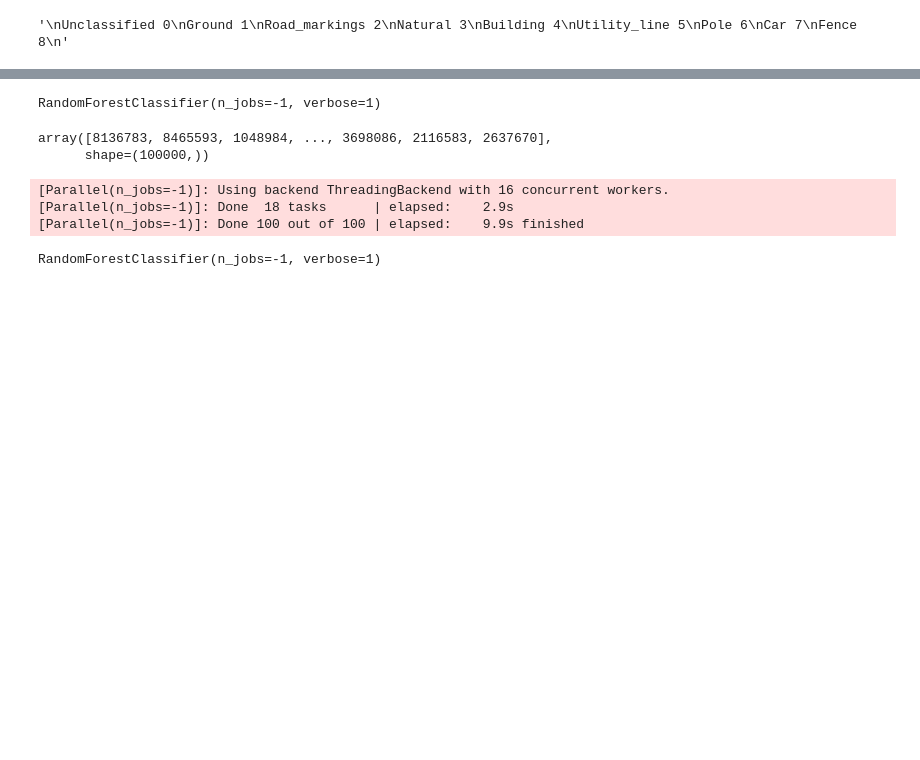
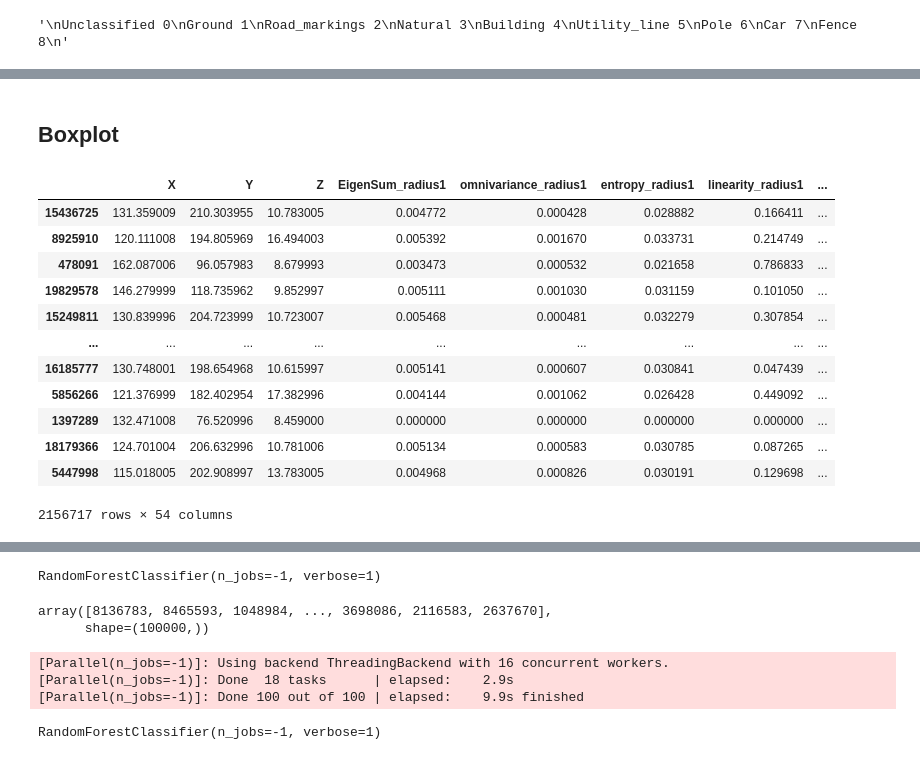
Before and after one commit to fibo11235/TrumanDS, a Jupyter notebook: Capstone/RF/RF_trial.ipynb, the cells around one changed output, grey strips where cells are left out. Drawn from its saved outputs; the diff is of its cells as text; code cells hidden in the pictures; blank space fills up the shorter version.

```diff
--- a/Capstone/RF/RF_trial.ipynb
+++ b/Capstone/RF/RF_trial.ipynb
@@ -155,3 +182,5 @@ array([0, 0, 0, ..., 0, 0, 0], shape=(347037,))
 # %%
 
 # tpsOut
+# %% [markdown]
+## Boxplot
@@ -157,0 +189,16 @@ array([0, 0, 0, ..., 0, 0, 0], shape=(347037,))
+# %%
+ss
+# %% [output]
+|  | X | Y | Z | EigenSum_radius1 | omnivariance_radius1 | entropy_radius1 | linearity_radius1 | ... |
+| 15436725 | 131.359009 | 210.303955 | 10.783005 | 0.004772 | 0.000428 | 0.028882 | 0.166411 | ... |
+| 8925910 | 120.111008 | 194.805969 | 16.494003 | 0.005392 | 0.001670 | 0.033731 | 0.214749 | ... |
+| 478091 | 162.087006 | 96.057983 | 8.679993 | 0.003473 | 0.000532 | 0.021658 | 0.786833 | ... |
+| 19829578 | 146.279999 | 118.735962 | 9.852997 | 0.005111 | 0.001030 | 0.031159 | 0.101050 | ... |
+| 15249811 | 130.839996 | 204.723999 | 10.723007 | 0.005468 | 0.000481 | 0.032279 | 0.307854 | ... |
+| ... | ... | ... | ... | ... | ... | ... | ... | ... |
+| 16185777 | 130.748001 | 198.654968 | 10.615997 | 0.005141 | 0.000607 | 0.030841 | 0.047439 | ... |
+| 5856266 | 121.376999 | 182.402954 | 17.382996 | 0.004144 | 0.001062 | 0.026428 | 0.449092 | ... |
+| 1397289 | 132.471008 | 76.520996 | 8.459000 | 0.000000 | 0.000000 | 0.000000 | 0.000000 | ... |
+| 18179366 | 124.701004 | 206.632996 | 10.781006 | 0.005134 | 0.000583 | 0.030785 | 0.087265 | ... |
+| 5447998 | 115.018005 | 202.908997 | 13.783005 | 0.004968 | 0.000826 | 0.030191 | 0.129698 | ... |
+2156717 rows × 54 columns
```
Also changed, not shown: parts of 17 cells of this notebook, 10 other files.
